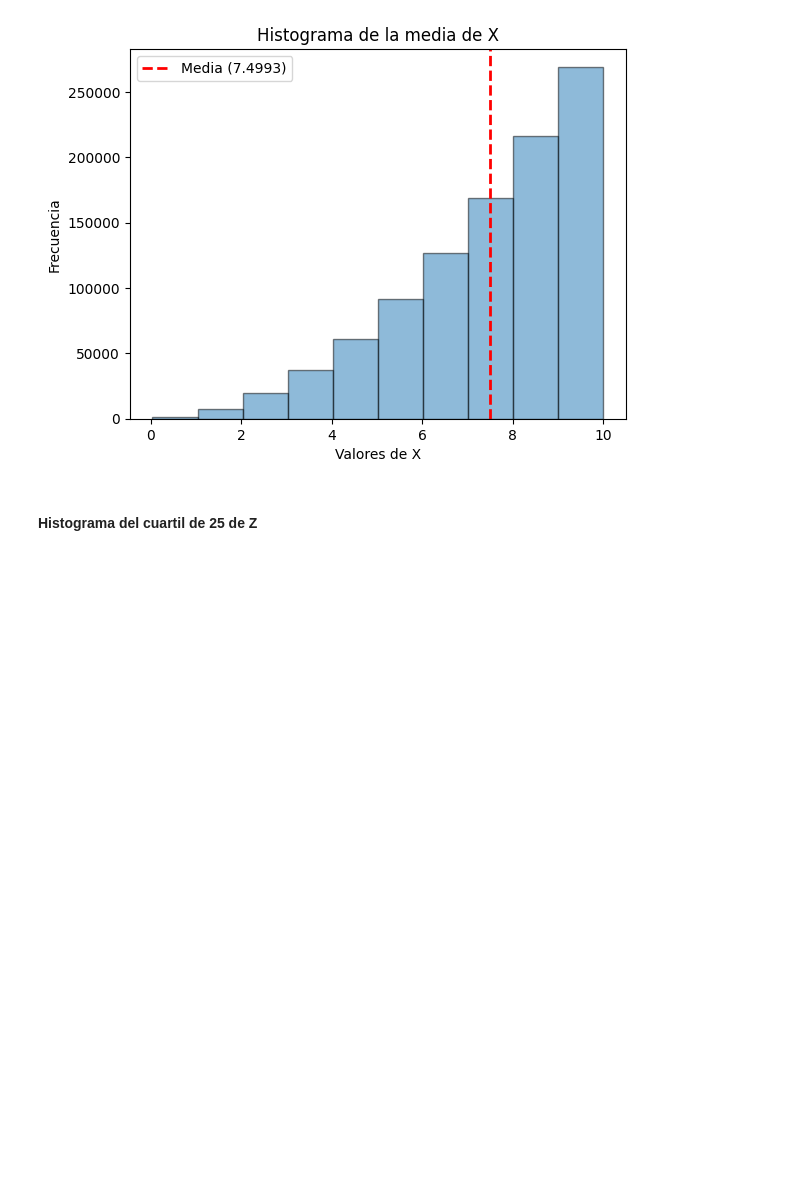
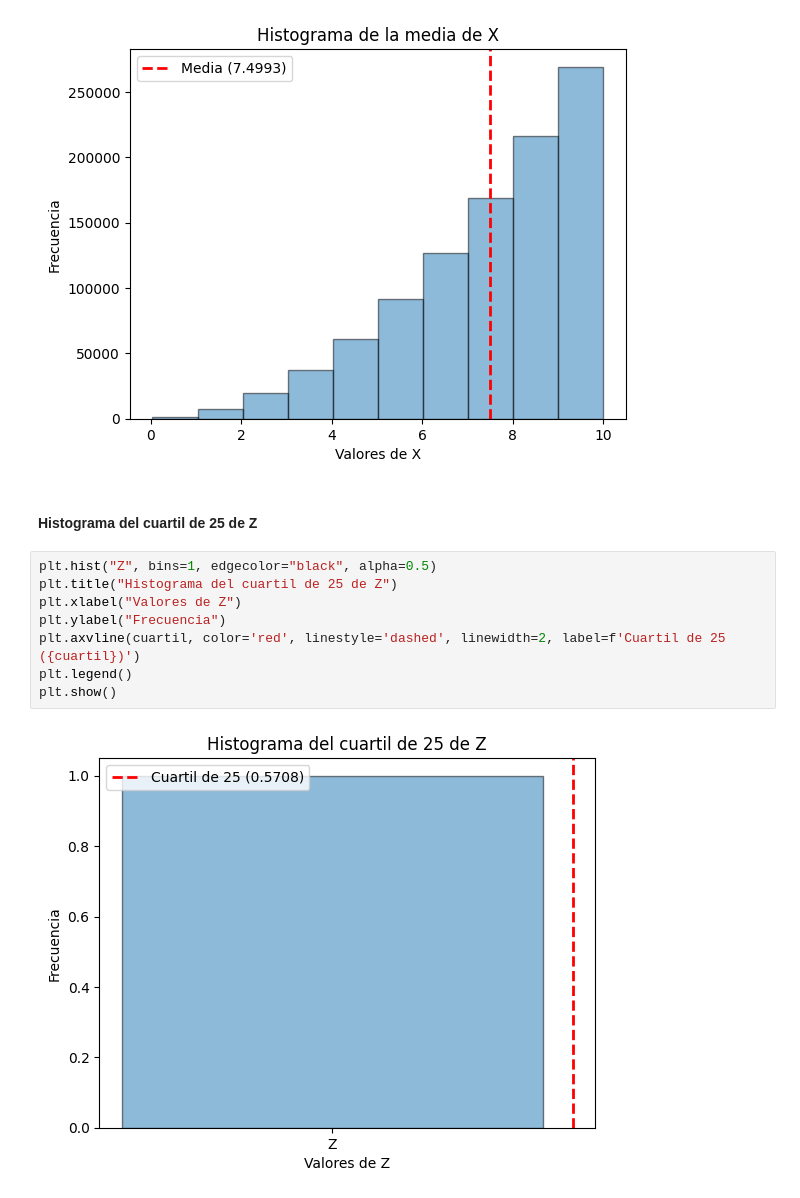
Before and after one commit to MartinPaGarcia/Developer_Personal_Projects, a Jupyter notebook: Python/Tec/Semestre 8/Ciencia de Datos/Tareas/Palomares_Martin_dataframe.ipynb, the cells around one changed output. Saved outputs shown, nothing was run; the diff lists cells and outputs as text; blank space fills up the shorter version.

```diff
--- a/Python/Tec/Semestre 8/Ciencia de Datos/Tareas/Palomares_Martin_dataframe.ipynb
+++ b/Python/Tec/Semestre 8/Ciencia de Datos/Tareas/Palomares_Martin_dataframe.ipynb
@@ -76,3 +76,13 @@ plt.show()
 [figure]
 # %% [markdown]
 #### Histograma del cuartil de 25 de Z
+# %%
+plt.hist("Z", bins=1, edgecolor="black", alpha=0.5)
+plt.title("Histograma del cuartil de 25 de Z")
+plt.xlabel("Valores de Z")
+plt.ylabel("Frecuencia")
+plt.axvline(cuartil, color='red', linestyle='dashed', linewidth=2, label=f'Cuartil de 25 ({cuartil})')
+plt.legend()
+plt.show()
+# %% [output]
+[figure, added]
```
Also changed, not shown: parts of 6 cells of this notebook.
